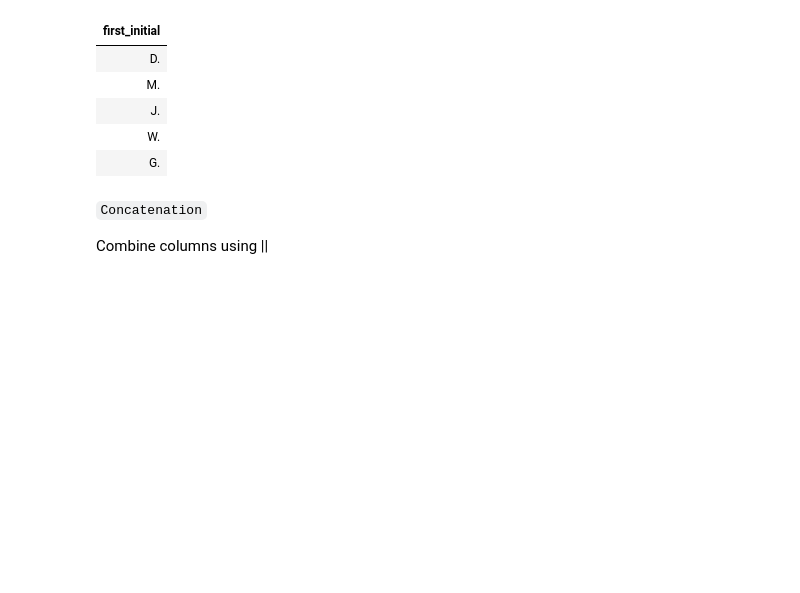
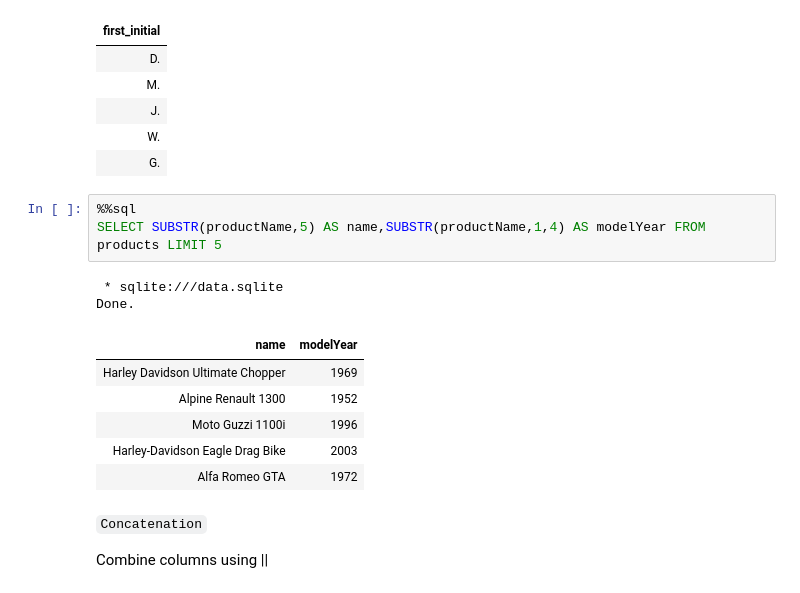
Before and after one commit to karusamuel/intro_to_sql, a Jupyter notebook: index.ipynb, the cells around one changed output. Cells and saved outputs as stored; diff of their text form; blank space fills up the shorter version.

```diff
--- a/index.ipynb
+++ b/index.ipynb
@@ -508,6 +532,18 @@ Done.
 | J. |
 | W. |
 | G. |
+# %%
+%%sql
+SELECT SUBSTR(productName,5) AS name,SUBSTR(productName,1,4) AS modelYear FROM products LIMIT 5
+# %% [output]
+ * sqlite:///data.sqlite
+Done.
+| name | modelYear |
+| Harley Davidson Ultimate Chopper | 1969 |
+| Alpine Renault 1300 | 1952 |
+| Moto Guzzi 1100i | 1996 |
+| Harley-Davidson Eagle Drag Bike | 2003 |
+| Alfa Romeo GTA | 1972 |
 # %% [markdown]
 `Concatenation`
 
```
Also changed, not shown: parts of 5 cells of this notebook, 1 other file.
